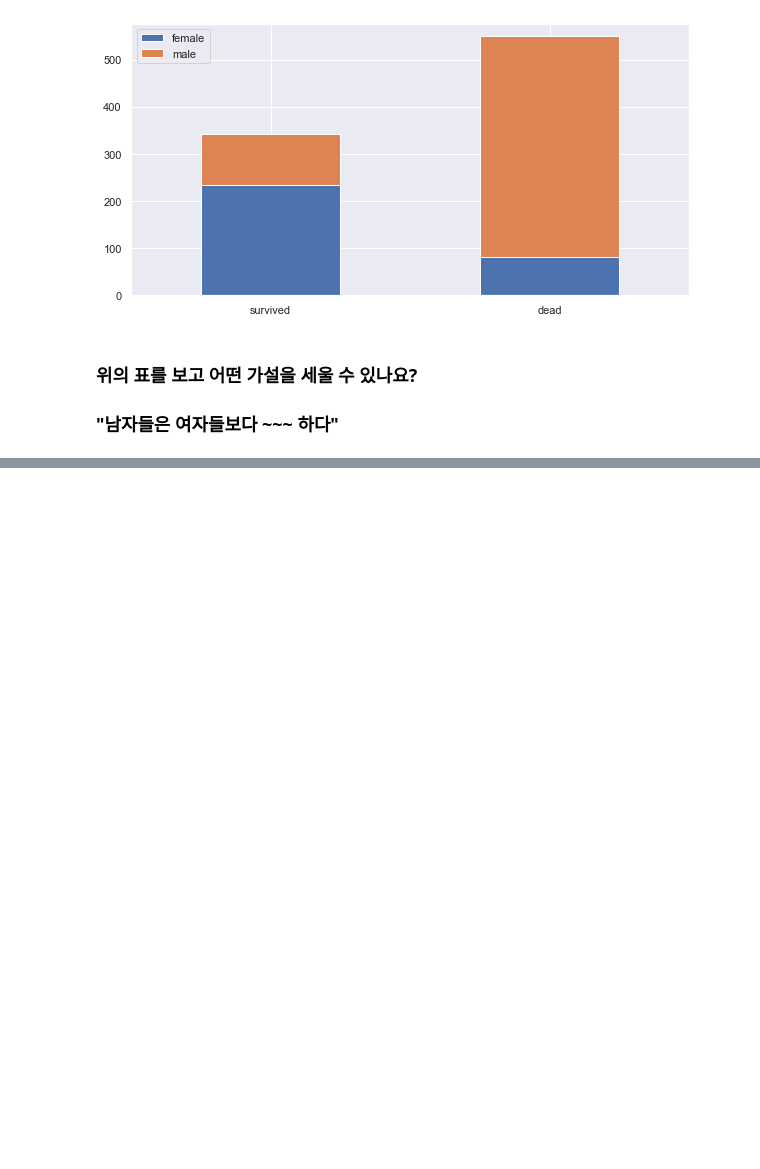
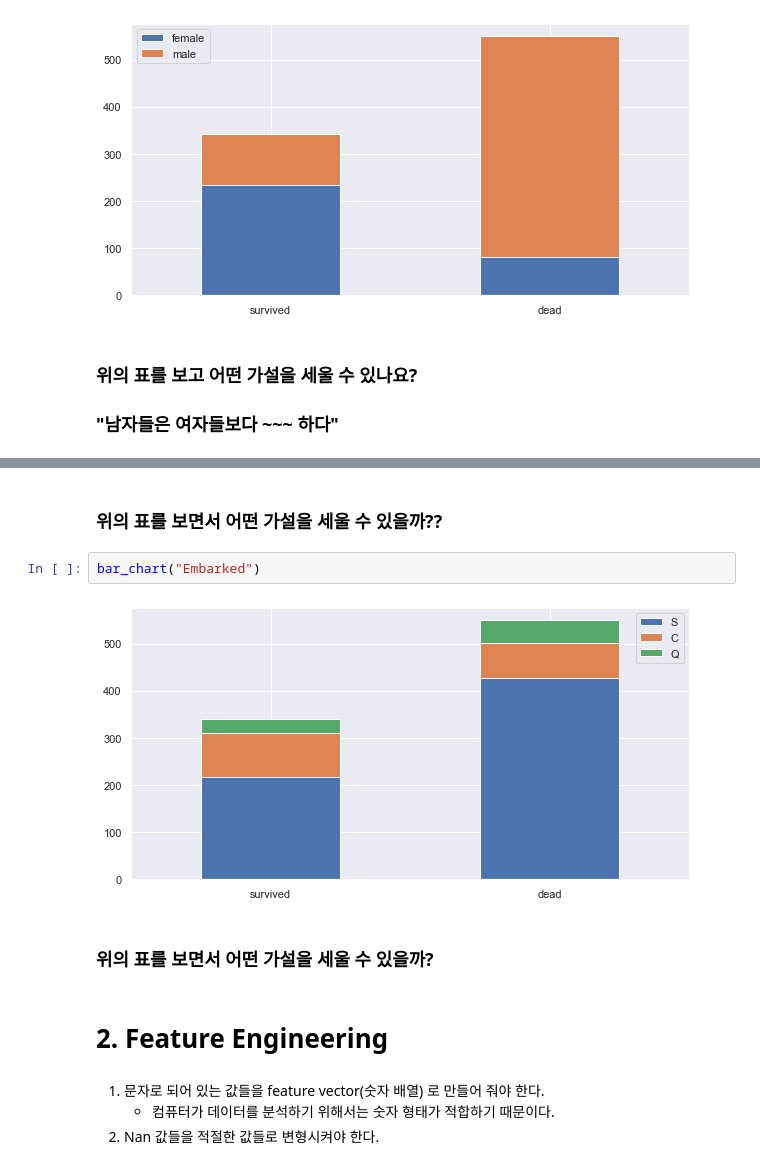
Before and after one commit to Kstyle0710/my_titanic, a Jupyter notebook: my_titanic.ipynb, the cells around one changed output, grey strips where cells are left out. Cells and saved outputs as stored; diff of their text form; blank space fills up the shorter version.

```diff
--- a/my_titanic.ipynb
+++ b/my_titanic.ipynb
@@ -126,0 +149,14 @@ bar_chart("Sex")
+# %% [markdown]
+### 위의 표를 보면서 어떤 가설을 세울 수 있을까??
+# %%
+bar_chart("Embarked")
+# %% [output]
+[figure, added]
+# %% [markdown]
+### 위의 표를 보면서 어떤 가설을 세울 수 있을까?
+# %% [markdown]
+# 2. Feature Engineering
+# %% [markdown]
+1) 문자로 되어 있는 값들을 feature vector(숫자 배열) 로 만들어 줘야 한다.
+    - 컴퓨터가 데이터를 분석하기 위해서는 숫자 형태가 적합하기 때문이다.
+2) Nan 값들을 적절한 값들로 변형시켜야 한다.
```
Also changed, not shown: parts of 30 cells of this notebook.
